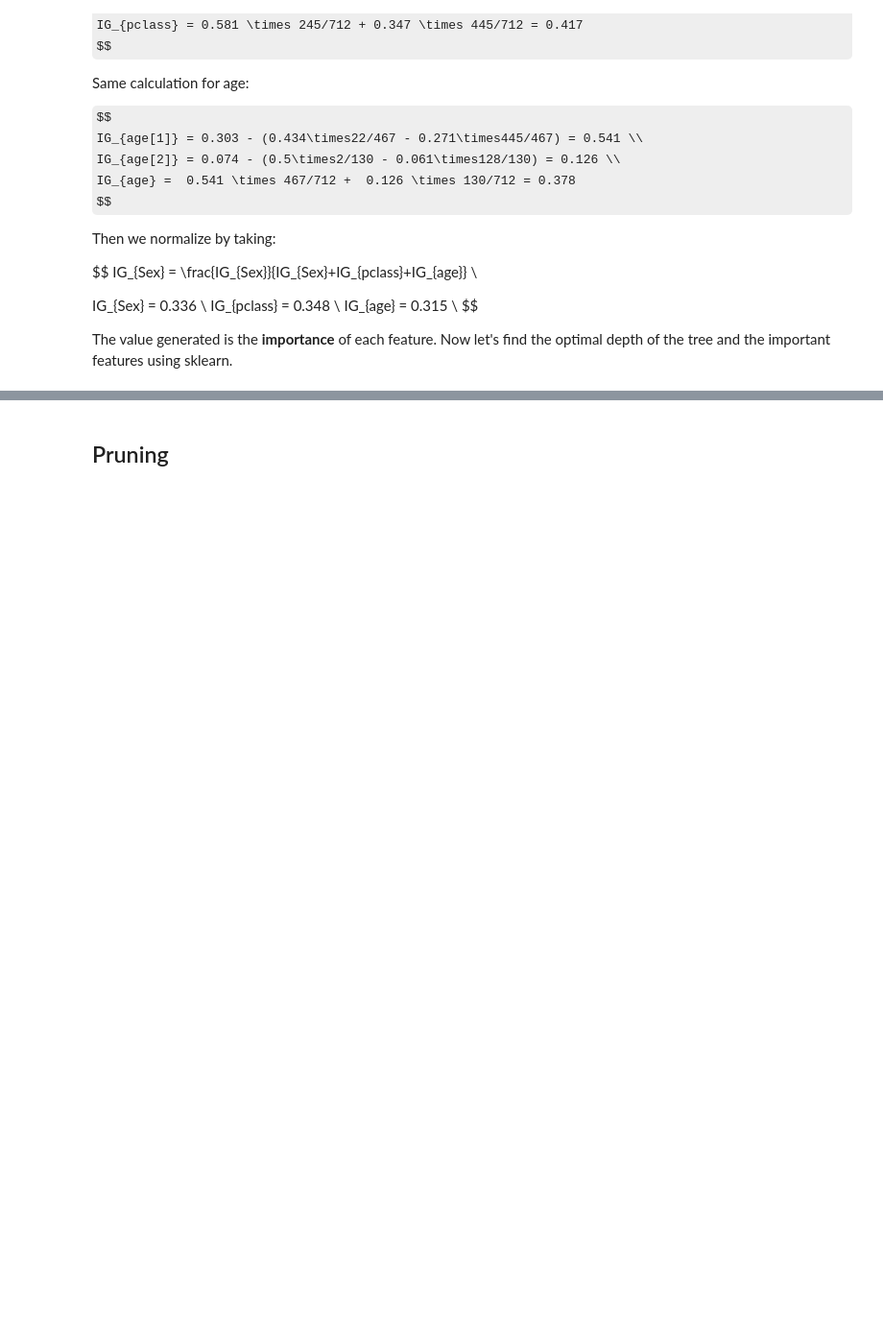
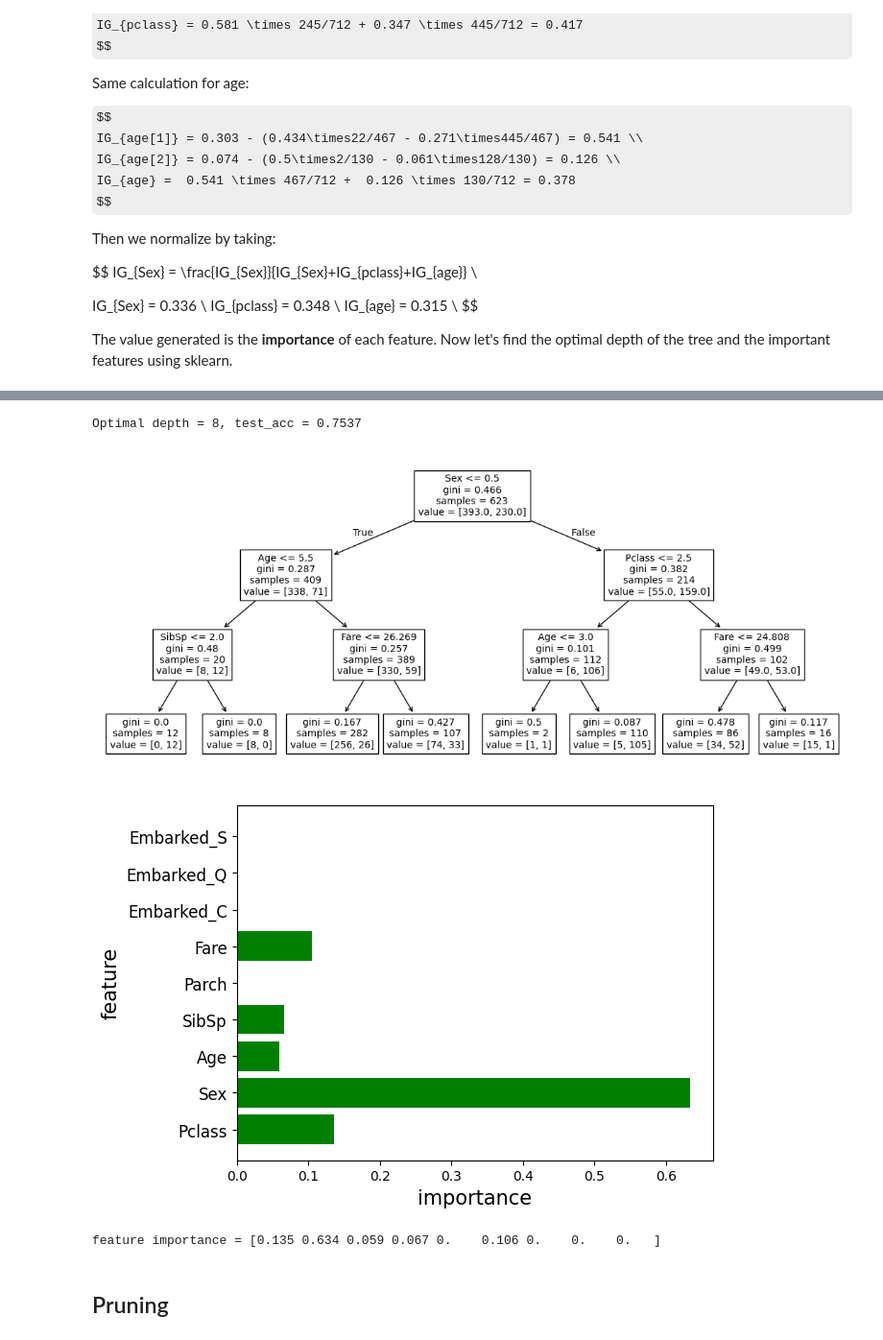
Before and after one commit to JJganJ/DAC-Curriculum-Main, a Jupyter notebook: DAC-006_Machine_Learning/DAC-006-Intro_to_ML_Session_2_Student.ipynb, the cells around one changed output, grey strips where cells are left out. Shown at 96% size. Saved outputs shown, nothing was run; the diff lists cells and outputs as text; code cells hidden in the pictures; some formulas as TeX source; blank space fills up the shorter version.

```diff
--- a/DAC-006_Machine_Learning/DAC-006-Intro_to_ML_Session_2_Student.ipynb
+++ b/DAC-006_Machine_Learning/DAC-006-Intro_to_ML_Session_2_Student.ipynb
@@ -224,32 +241,37 @@ The value generated is the **importance** of each feature. Now let's find the op
 # %%
 # I set max_step=3 as a constant value for tree visualization.
-# model = DecisionTreeClassifier(max_depth=3)
-# model.fit(x_train, y_train)
+model = DecisionTreeClassifier(max_depth=3)
+model.fit(x_train, y_train)
 
-# # Use test data to evaluate final performance.
-# y_pred = model.predict(x_test)
-# test_acc = (y_pred == y_test).mean()
-# print('Optimal depth = {}, test_acc = {:.4f}'.format(opt_depth, test_acc))
+# Use test data to evaluate final performance.
+y_pred = model.predict(x_test)
+test_acc = (y_pred == y_test).mean()
+print('Optimal depth = {}, test_acc = {:.4f}'.format(opt_depth, test_acc))
 
-# # Visualize the tree
-# # plt.figure(figsize=(20,10))
-# feat_names = x.columns.tolist()
-# plt.figure(figsize=(14,6))
-# tree.plot_tree(model, feature_names = feat_names, fontsize=10)
-# plt.show()
+# Visualize the tree
+# plt.figure(figsize=(20,10))
+feat_names = x.columns.tolist()
+plt.figure(figsize=(14,6))
+tree.plot_tree(model, feature_names = feat_names, fontsize=10)
+plt.show()
 
-# # Analyze the importance of features.
-# feature_importance = model.feature_importances_
-# n_feature = x_train.shape[1]
-# idx = np.arange(n_feature)
+# Analyze the importance of features.
+feature_importance = model.feature_importances_
+n_feature = x_train.shape[1]
+idx = np.arange(n_feature)
 
-# plt.barh(idx, feature_importance, align='center', color='green')
-# plt.yticks(idx, feat_names, size=12)
-# plt.xlabel('importance', size=15)
-# plt.ylabel('feature', size=15)
-# plt.show()
+plt.barh(idx, feature_importance, align='center', color='green')
+plt.yticks(idx, feat_names, size=12)
+plt.xlabel('importance', size=15)
+plt.ylabel('feature', size=15)
+plt.show()
 
-# print('feature importance = {}'.format(feature_importance.round(3)))
+print('feature importance = {}'.format(feature_importance.round(3)))
+# %% [output]
+Optimal depth = 8, test_acc = 0.7537
+[figure, added]
+[figure, added]
+feature importance = [0.135 0.634 0.059 0.067 0.    0.106 0.    0.    0.   ]
 # %% [markdown]
 ## Pruning
 # %% [markdown]
```
Also changed, not shown: parts of 6 cells of this notebook.
